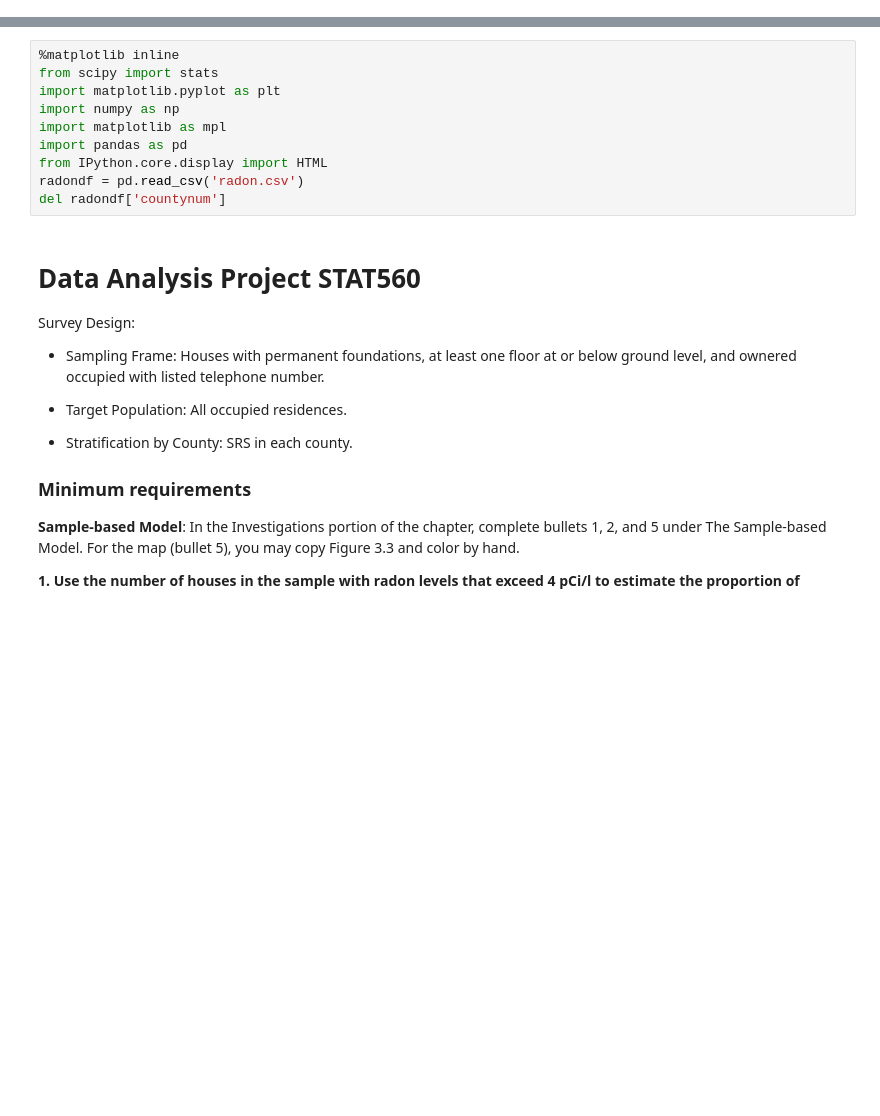
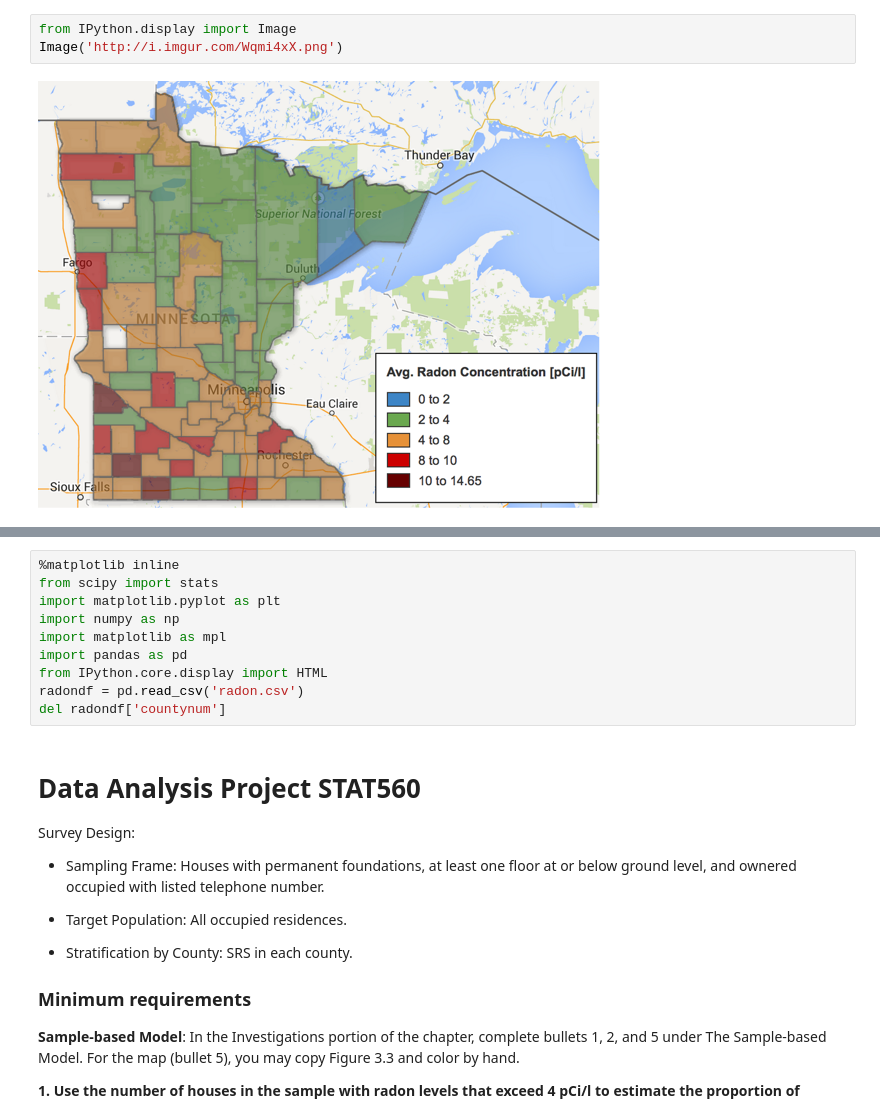
Before and after one commit to holagonzalo/SDSU, a Jupyter notebook: 560/560project.ipynb, the cells around one changed output, grey strips where cells are left out. Drawn from its saved outputs; the diff is of its cells as text; blank space fills up the shorter version.

```diff
--- a/560/560project.ipynb
+++ b/560/560project.ipynb
@@ -0,0 +13,5 @@
+# %%
+from IPython.display import Image
+Image('http://i.imgur.com/Wqmi4xX.png')
+# %% [output]
+[figure, added]
```
Also changed, not shown: parts of 4 cells of this notebook.
